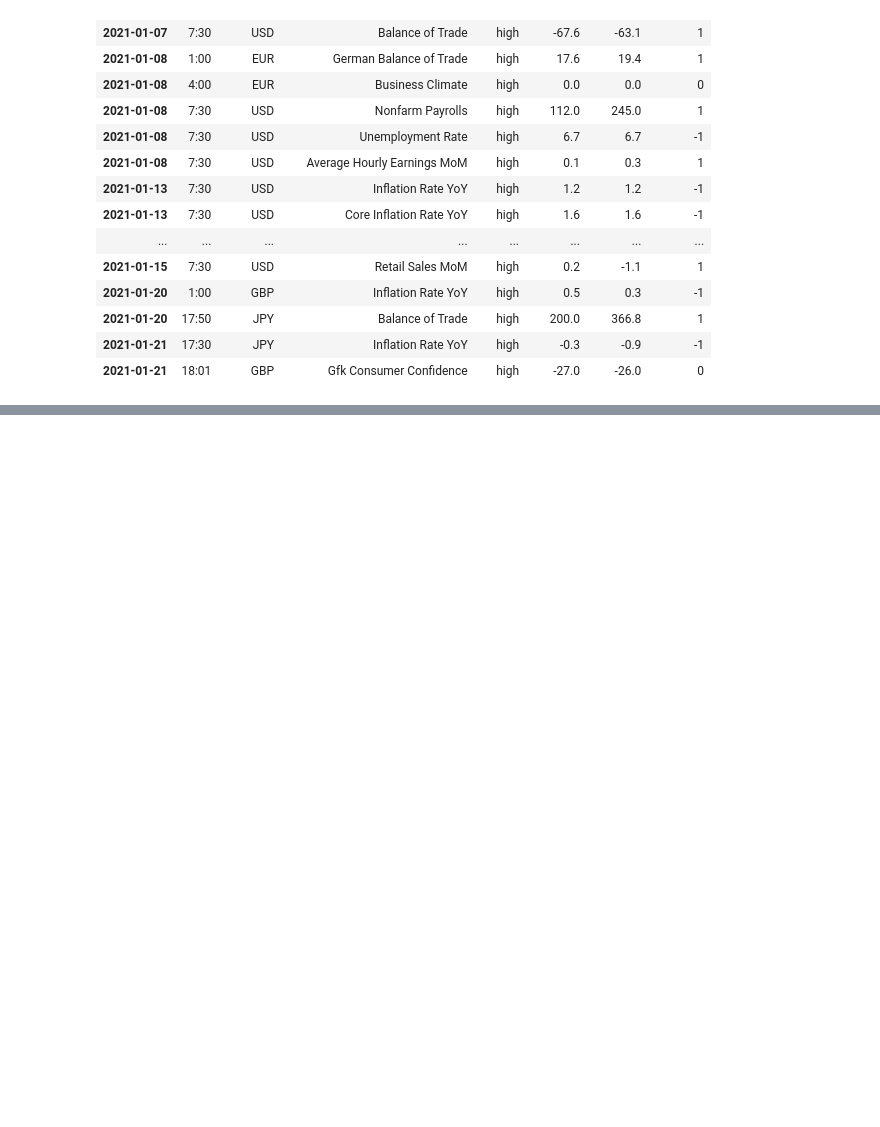
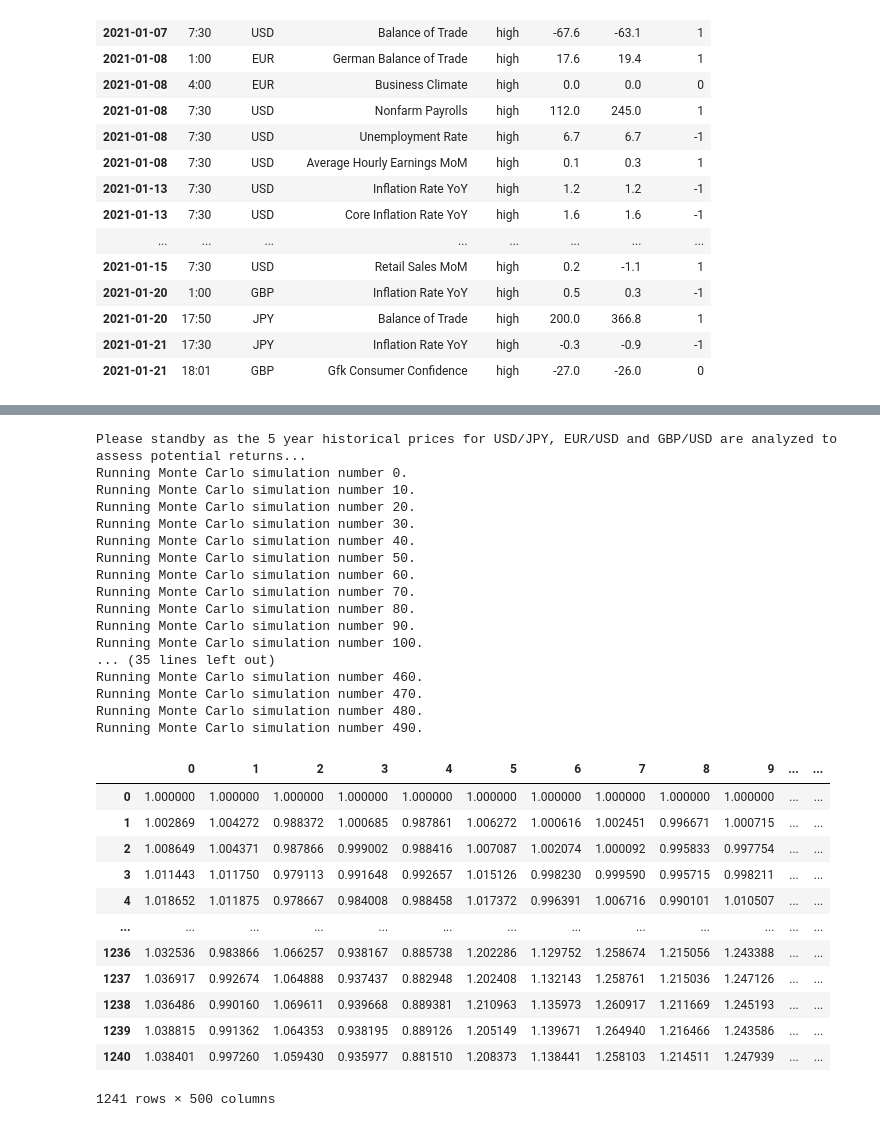
Before and after one commit to lchristij/Project-01, a Jupyter notebook: eRoboAd.ipynb, the cells around one changed output, grey strips where cells are left out. Cells and saved outputs as stored; diff of their text form; code cells hidden in the pictures; blank space fills up the shorter version.

```diff
--- a/eRoboAd.ipynb
+++ b/eRoboAd.ipynb
@@ -421,0 +494,36 @@ Thanks for using the FOREX Robo Advisor. Happy Trading!!
+# %%
+# Run a Monte Carlo simulation to forecast five years cumulative returns
+print(f"Please standby as the 5 year historical prices for USD/JPY, EUR/USD and GBP/USD are analyzed"
+      f" to assess potential returns...")
+MC_even_dist.calc_cumulative_return()
+# %% [output]
+Please standby as the 5 year historical prices for USD/JPY, EUR/USD and GBP/USD are analyzed to assess potential returns...
+Running Monte Carlo simulation number 0.
+Running Monte Carlo simulation number 10.
+Running Monte Carlo simulation number 20.
+Running Monte Carlo simulation number 30.
+Running Monte Carlo simulation number 40.
+Running Monte Carlo simulation number 50.
+Running Monte Carlo simulation number 60.
+Running Monte Carlo simulation number 70.
+Running Monte Carlo simulation number 80.
+Running Monte Carlo simulation number 90.
+Running Monte Carlo simulation number 100.
+... (35 lines left out)
+Running Monte Carlo simulation number 460.
+Running Monte Carlo simulation number 470.
+Running Monte Carlo simulation number 480.
+Running Monte Carlo simulation number 490.
+|  | 0 | 1 | 2 | 3 | 4 | 5 | 6 | 7 | 8 | 9 | ... | ... |
+| 0 | 1.000000 | 1.000000 | 1.000000 | 1.000000 | 1.000000 | 1.000000 | 1.000000 | 1.000000 | 1.000000 | 1.000000 | ... | ... |
+| 1 | 1.002869 | 1.004272 | 0.988372 | 1.000685 | 0.987861 | 1.006272 | 1.000616 | 1.002451 | 0.996671 | 1.000715 | ... | ... |
+| 2 | 1.008649 | 1.004371 | 0.987866 | 0.999002 | 0.988416 | 1.007087 | 1.002074 | 1.000092 | 0.995833 | 0.997754 | ... | ... |
+| 3 | 1.011443 | 1.011750 | 0.979113 | 0.991648 | 0.992657 | 1.015126 | 0.998230 | 0.999590 | 0.995715 | 0.998211 | ... | ... |
+| 4 | 1.018652 | 1.011875 | 0.978667 | 0.984008 | 0.988458 | 1.017372 | 0.996391 | 1.006716 | 0.990101 | 1.010507 | ... | ... |
+| ... | ... | ... | ... | ... | ... | ... | ... | ... | ... | ... | ... | ... |
+| 1236 | 1.032536 | 0.983866 | 1.066257 | 0.938167 | 0.885738 | 1.202286 | 1.129752 | 1.258674 | 1.215056 | 1.243388 | ... | ... |
+| 1237 | 1.036917 | 0.992674 | 1.064888 | 0.937437 | 0.882948 | 1.202408 | 1.132143 | 1.258761 | 1.215036 | 1.247126 | ... | ... |
+| 1238 | 1.036486 | 0.990160 | 1.069611 | 0.939668 | 0.889381 | 1.210963 | 1.135973 | 1.260917 | 1.211669 | 1.245193 | ... | ... |
+| 1239 | 1.038815 | 0.991362 | 1.064353 | 0.938195 | 0.889126 | 1.205149 | 1.139671 | 1.264940 | 1.216466 | 1.243586 | ... | ... |
+| 1240 | 1.038401 | 0.997260 | 1.059430 | 0.935977 | 0.881510 | 1.208373 | 1.138441 | 1.258103 | 1.214511 | 1.247939 | ... | ... |
+1241 rows × 500 columns
```
Also changed, not shown: parts of 9 cells of this notebook.
